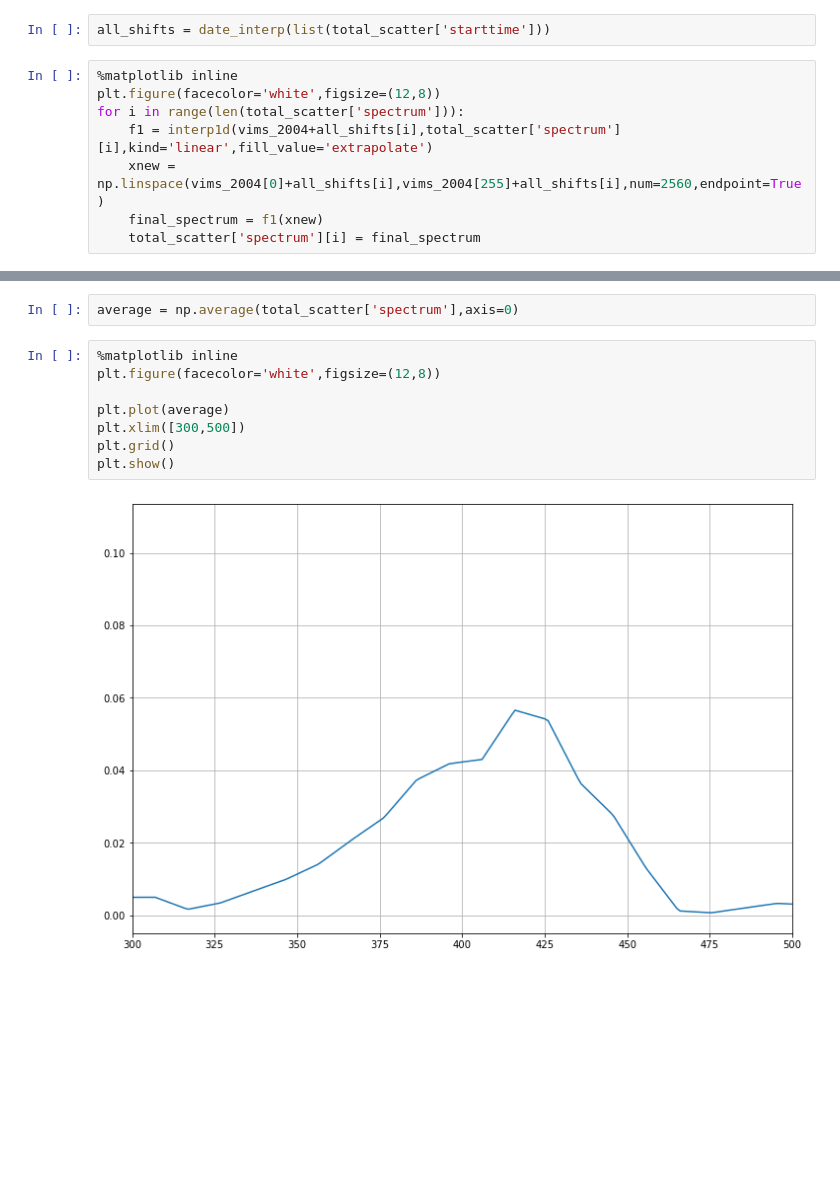
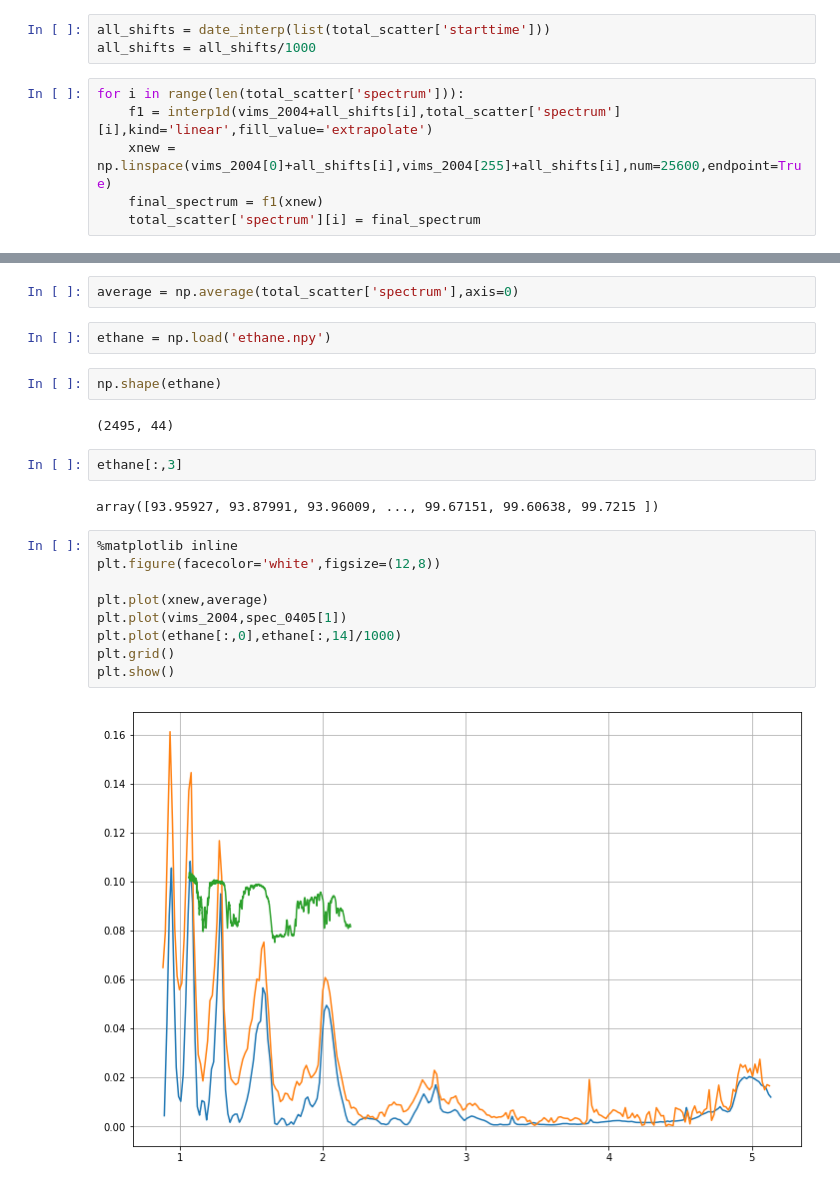
Before and after one commit to lucaslibshutz/spectralResearch, a Jupyter notebook: corrections_2.ipynb, the cells around one changed output, grey strips where cells are left out. Cells and saved outputs as stored; diff of their text form; blank space fills up the shorter version.

```diff
--- a/corrections_2.ipynb
+++ b/corrections_2.ipynb
@@ -184,12 +184,11 @@ date_vector = Time(shift_dates,format='isot').jd
 date_interp = interp1d(date_vector,shift_vals)
 # %%
 all_shifts = date_interp(list(total_scatter['starttime']))
+all_shifts = all_shifts/1000
 # %%
-%matplotlib inline
-plt.figure(facecolor='white',figsize=(12,8))
 for i in range(len(total_scatter['spectrum'])):
     f1 = interp1d(vims_2004+all_shifts[i],total_scatter['spectrum'][i],kind='linear',fill_value='extrapolate')
-    xnew = np.linspace(vims_2004[0]+all_shifts[i],vims_2004[255]+all_shifts[i],num=2560,endpoint=True)
+    xnew = np.linspace(vims_2004[0]+all_shifts[i],vims_2004[255]+all_shifts[i],num=25600,endpoint=True)
     final_spectrum = f1(xnew)
     total_scatter['spectrum'][i] = final_spectrum
 # %% [output]
@@ -201,12 +199,23 @@ See the caveats in the documentation: https://pandas.pydata.org/pandas-docs/stab
 # %%
 average = np.average(total_scatter['spectrum'],axis=0)
+# %%
+ethane = np.load('ethane.npy')
+# %%
+np.shape(ethane)
+# %% [output]
+(2495, 44)
+# %%
+ethane[:,3]
+# %% [output]
+array([93.95927, 93.87991, 93.96009, ..., 99.67151, 99.60638, 99.7215 ])
 # %%
 %matplotlib inline
 plt.figure(facecolor='white',figsize=(12,8))
 
-plt.plot(average)
-plt.xlim([300,500])
+plt.plot(xnew,average)
+plt.plot(vims_2004,spec_0405[1])
+plt.plot(ethane[:,0],ethane[:,14]/1000)
 plt.grid()
 plt.show()
 # %% [output]
-[figure, old version]
+[figure, new version]
```
Also changed, not shown: parts of 2 cells of this notebook, 1 other file.
